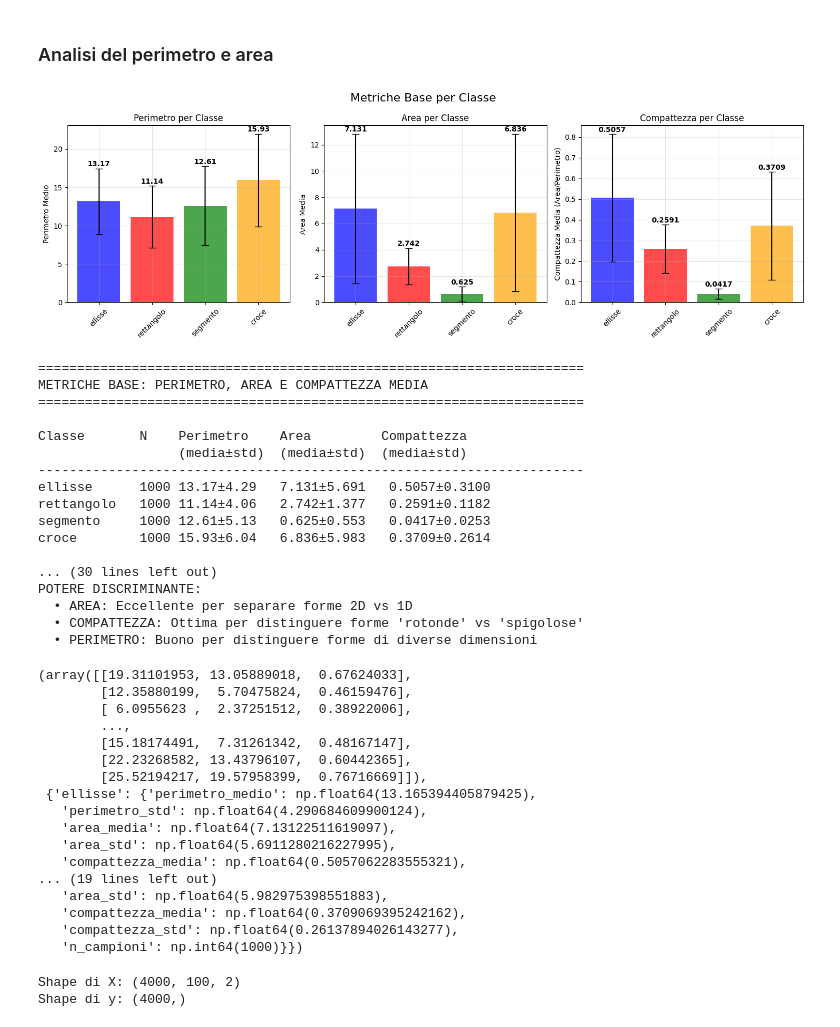
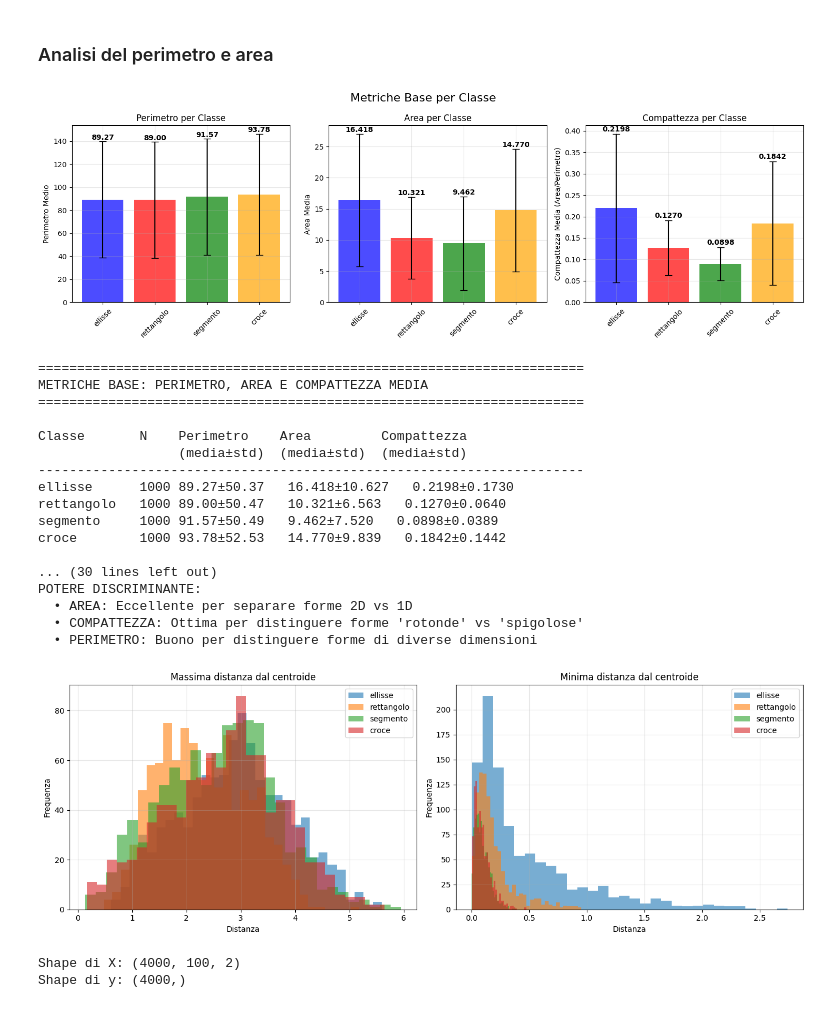
Before and after one commit to SimonePellegrini/ShapeRecognitionPython, a Jupyter notebook: riconoscimento_forme (1).ipynb, the cells around one changed output. Cells and saved outputs as stored; diff of their text form; code cells hidden in the pictures.

```diff
--- a/riconoscimento_forme (1).ipynb
+++ b/riconoscimento_forme (1).ipynb
@@ -416,7 +416,7 @@ def visualizza_distribuzione_forme(X, y, figsize=(15, 4)):
 
 if __name__ == "__main__":
     # Genera dataset di esempio
-    X, y = genera_campioni(n_shapes=1000, n_punti=100, rumore_std_bound=0.1)
+    X, y = genera_campioni(n_shapes=1000, n_punti=100, rumore_std_bound=1)
 
     # Visualizza esempi
     print("Visualizzazione esempi per tipo:")
@@ -832,35 +832,35 @@ def calcola_metriche_base_forme(X, y, visualizza=True):
 
     # Separazione forme 2D vs 1D
     forme_2d = []
     forme_1d = []
 
     for classe in labels_nomi:
         area_media = stats_per_classe[classe]['area_media']
         if area_media > 0.05:  # Soglia per area significativa
             forme_2d.append((classe, area_media))
         else:
             forme_1d.append((classe, area_media))
 
     print(f"\nFORME 2D (area > 0.05):")
     for classe, area in forme_2d:
         compattezza = stats_per_classe[classe]['compattezza_media']
         print(f"  • {classe}: area={area:.4f}, compattezza={compattezza:.5f}")
 
     print(f"\nFORME 1D (area ≤ 0.05):")
     for classe, area in forme_1d:
         compattezza = stats_per_classe[classe]['compattezza_media']
         print(f"  • {classe}: area={area:.4f}, compattezza={compattezza:.5f}")
 
     print(f"\nPOTERE DISCRIMINANTE:")
     print(f"  • AREA: Eccellente per separare forme 2D vs 1D")
     print(f"  • COMPATTEZZA: Ottima per distinguere forme 'rotonde' vs 'spigolose'")
     print(f"  • PERIMETRO: Buono per distinguere forme di diverse dimensioni")
 
-    return features, stats_per_classe
+
 
 calcola_metriche_base_forme(X,y)
 # %% [output]
-[figure, old version]
+[figure, new version]
 ======================================================================
 METRICHE BASE: PERIMETRO, AREA E COMPATTEZZA MEDIA
 ======================================================================
@@ -868,33 +868,57 @@ METRICHE BASE: PERIMETRO, AREA E COMPATTEZZA MEDIA
 Classe       N    Perimetro    Area         Compattezza
                   (media±std)  (media±std)  (media±std)
 ----------------------------------------------------------------------
-ellisse      1000 13.17±4.29   7.131±5.691   0.5057±0.3100
-rettangolo   1000 11.14±4.06   2.742±1.377   0.2591±0.1182
-segmento     1000 12.61±5.13   0.625±0.553   0.0417±0.0253
-croce        1000 15.93±6.04   6.836±5.983   0.3709±0.2614
+ellisse      1000 89.27±50.37   16.418±10.627   0.2198±0.1730
+rettangolo   1000 89.00±50.47   10.321±6.563   0.1270±0.0640
+segmento     1000 91.57±50.49   9.462±7.520   0.0898±0.0389
+croce        1000 93.78±52.53   14.770±9.839   0.1842±0.1442
 
 ... (30 lines left out)
 POTERE DISCRIMINANTE:
   • AREA: Eccellente per separare forme 2D vs 1D
   • COMPATTEZZA: Ottima per distinguere forme 'rotonde' vs 'spigolose'
   • PERIMETRO: Buono per distinguere forme di diverse dimensioni
-(array([[19.31101953, 13.05889018,  0.67624033],
-        [12.35880199,  5.70475824,  0.46159476],
-        [ 6.0955623 ,  2.37251512,  0.38922006],
-        ...,
-        [15.18174491,  7.31261342,  0.48167147],
-        [22.23268582, 13.43796107,  0.60442365],
-        [25.52194217, 19.57958399,  0.76716669]]),
- {'ellisse': {'perimetro_medio': np.float64(13.165394405879425),
-   'perimetro_std': np.float64(4.290684609900124),
-   'area_media': np.float64(7.13122511619097),
-   'area_std': np.float64(5.6911280216227995),
-   'compattezza_media': np.float64(0.5057062283555321),
-... (19 lines left out)
-   'area_std': np.float64(5.982975398551883),
-   'compattezza_media': np.float64(0.3709069395242162),
-   'compattezza_std': np.float64(0.26137894026143277),
-   'n_campioni': np.int64(1000)}})
+# %%
+import numpy as np
+
+import matplotlib.pyplot as plt
+
+def plot_max_min_distance_distribution(X, y, labels=labels):
+    """
+    Visualizza la distribuzione della massima e minima distanza dal centroide
+    per ciascun tipo di figura geometrica.
+
+    Args:
+        X (np.ndarray): array di forme (n_samples, n_punti, 2)
+        y (np.ndarray): array di etichette (n_samples,)
+        labels (list): nomi delle classi
+    """
+    max_dists = []
+    min_dists = []
+    for punti in X:
+        centroide = np.mean(punti, axis=0)
+        dists = np.linalg.norm(punti - centroide, axis=1)
+        max_dists.append(np.max(dists))
+        min_dists.append(np.min(dists))
+    max_dists = np.array(max_dists)
+    min_dists = np.array(min_dists)
+
+    fig, axes = plt.subplots(1, 2, figsize=(14, 5))
+    for idx, (dist, title) in enumerate(zip([max_dists, min_dists], ['Massima distanza dal centroide', 'Minima distanza dal centroide'])):
+        for i, label in enumerate(labels):
+            axes[idx].hist(dist[y == i], bins=30, alpha=0.6, label=label)
+        axes[idx].set_title(title)
+        axes[idx].set_xlabel('Distanza')
+        axes[idx].set_ylabel('Frequenza')
+        axes[idx].legend()
+        axes[idx].grid(alpha=0.3)
+    plt.tight_layout()
+    plt.show()
+
+# Esempio d'uso:
+plot_max_min_distance_distribution(X, y)
+# %% [output]
+[figure, added]
 # %%
 def get_vector_representation(X):
     """
```
Also changed, not shown: parts of 10 cells of this notebook.
